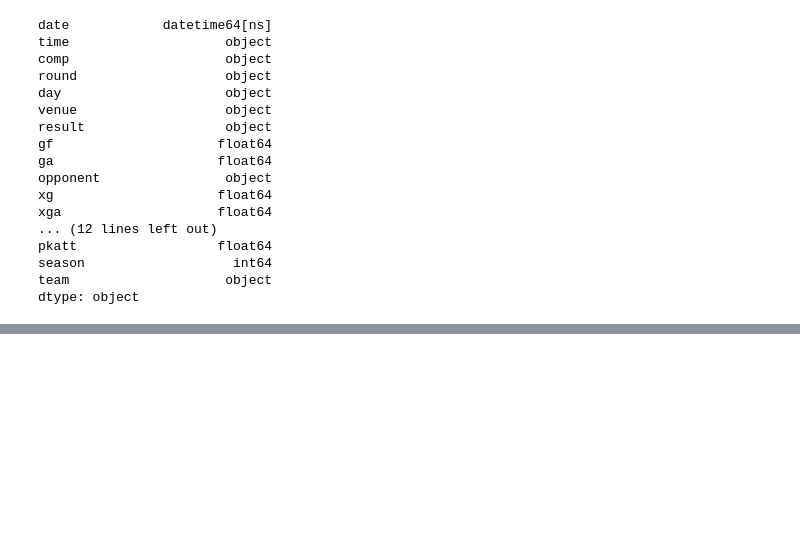
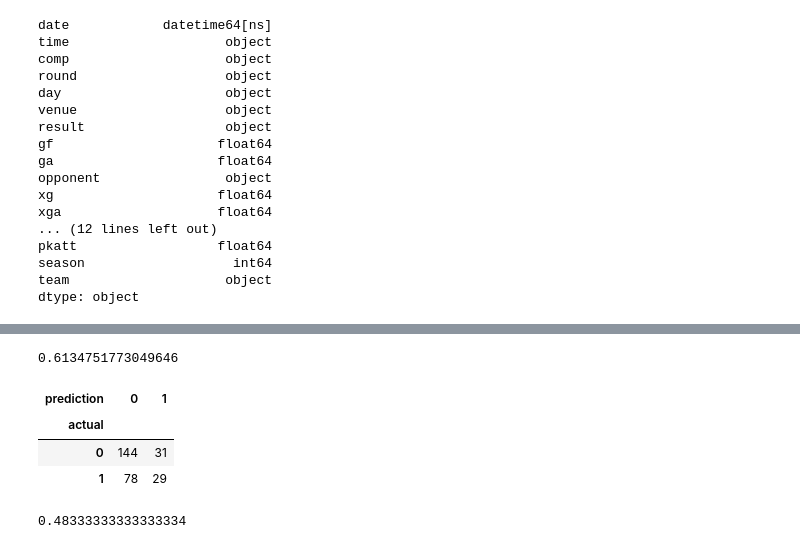
Before and after one commit to jeevanesh12/data_analytics_project, a Jupyter notebook: match_data.ipynb, the cells around one changed output, grey strips where cells are left out. Saved outputs shown, nothing was run; the diff lists cells and outputs as text; code cells hidden in the pictures; blank space fills up the shorter version.

```diff
--- a/match_data.ipynb
+++ b/match_data.ipynb
@@ -147,0 +140,4 @@ matches
+# %%
+predictors = ["venue_code", "opp_code", "hour", "day_code"]
+# %%
+rf.fit(train[predictors], train["target"])
@@ -147,0 +150,2 @@ matches
+# %%
+preds = rf.predict(test[predictors])
@@ -147,0 +156,13 @@ matches
+# %%
+acc
+# %% [output]
+0.6134751773049646
+# %%
+combined = pd.DataFrame(dict(actual=test["target"], prediction=preds))
+# %%
+pd.crosstab(index=combined["actual"], columns=combined["prediction"])
+# %% [output]
+| prediction | 0 | 1 |
+| actual |  |  |
+| 0 | 144 | 31 |
+| 1 | 78 | 29 |
@@ -147,0 +171,4 @@ matches
+# %%
+precision_score(test["target"], preds)
+# %% [output]
+0.48333333333333334
```
Also changed, not shown: parts of 10 cells of this notebook.
